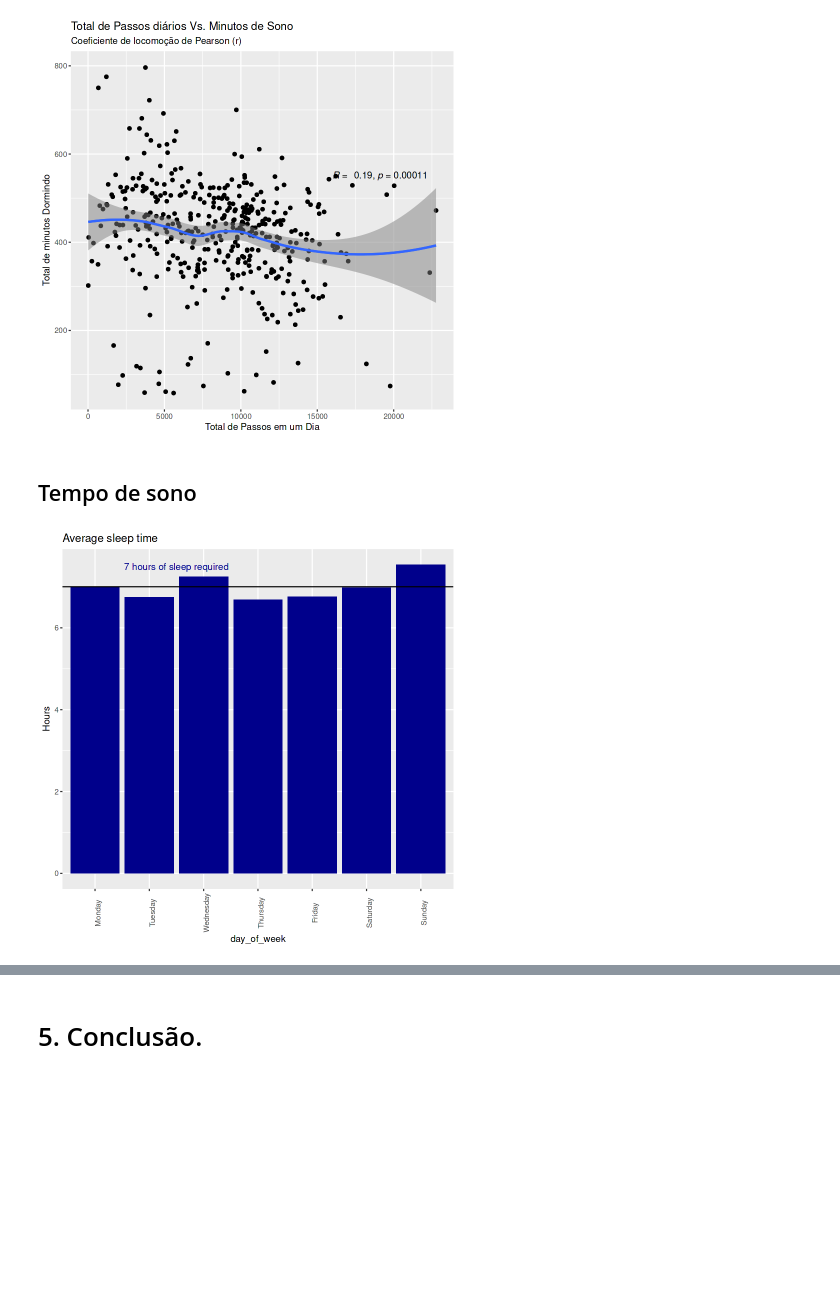
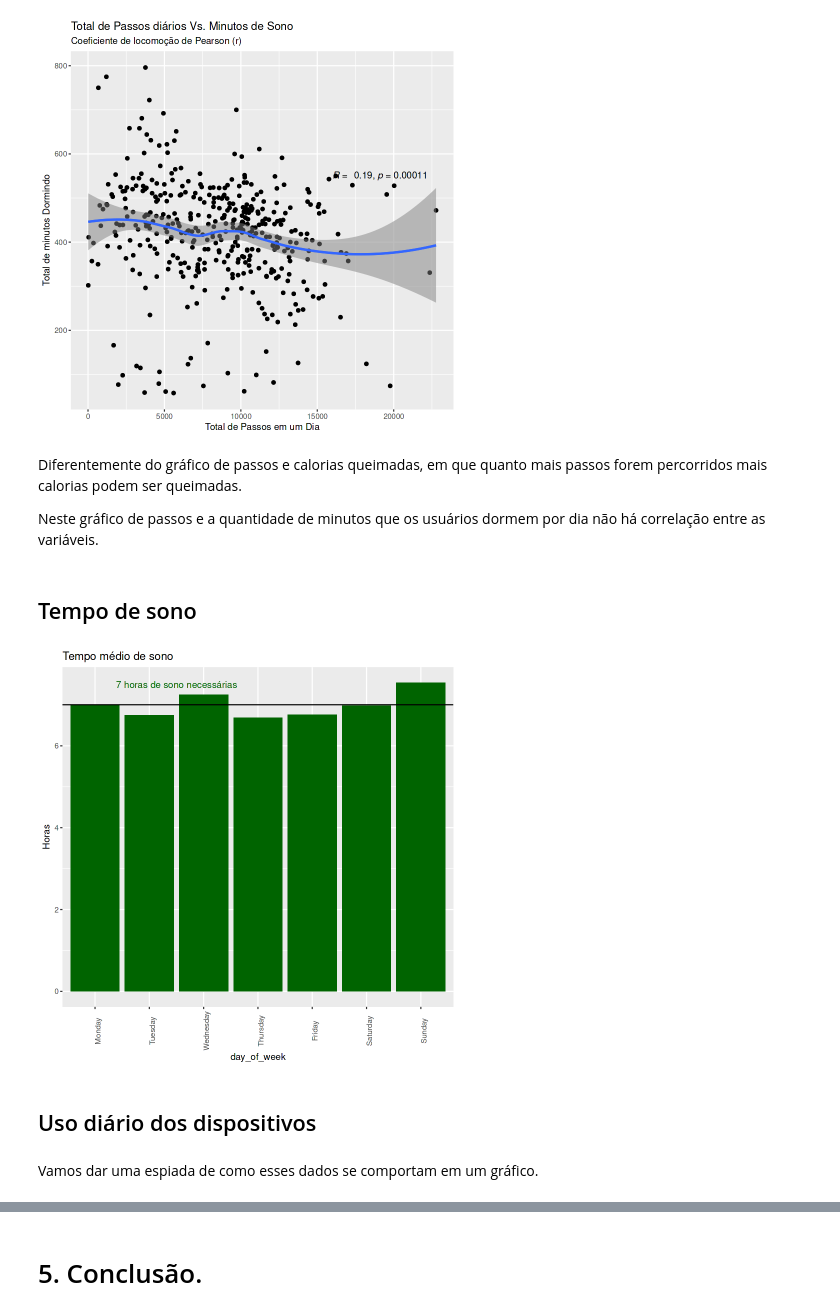
Before and after one commit to ARRETdaniel/22-2E_topicos_Especiais_em_IA_II_Sistemas_Inteligentes, a Jupyter notebook: projectFinal/finalproject-fitbit-fitness-data.ipynb, the cells around one changed output, grey strips where cells are left out. Cells and saved outputs as stored; diff of their text form; code cells hidden in the pictures; blank space fills up the shorter version.

```diff
--- a/projectFinal/finalproject-fitbit-fitness-data.ipynb
+++ b/projectFinal/finalproject-fitbit-fitness-data.ipynb
@@ -510,20 +486,32 @@ ggplot(data = activity_sleep,
 `geom_smooth()` using method = 'loess' and formula = 'y ~ x'
 `geom_smooth()` using method = 'loess' and formula = 'y ~ x'
 [figure]
+# %% [markdown]
+Diferentemente do gráfico de passos e calorias queimadas, em que quanto mais passos forem percorridos mais calorias podem ser queimadas.
+
+Neste gráfico de passos e a quantidade de minutos que os usuários dormem por dia não há correlação entre as variáveis.
 # %% [markdown]
 <a id="subsection4-five"></a>
 
 ## Tempo de sono
 # %%
-sleep_day_file %>%
+graph_sono_medio <- sleep_day_file %>%
   group_by(day_of_week) %>%
   summarise(avg_sleep = mean(total_minutes_asleep )/60) %>%
   ggplot() +
-  geom_col(mapping = aes(x= day_of_week, y = avg_sleep), fill = "darkblue") +
+  geom_col(mapping = aes(x= day_of_week, y = avg_sleep), fill = "darkgreen") +
   geom_hline(aes(yintercept = 7)) +
-  annotate(geom="text", x=2.5, y= 7.5, label="7 hours of sleep required",
-           color="darkblue") +
+  annotate(geom="text", x=2.5, y= 7.5, label="7 horas de sono necessárias",
+           color="darkgreen") +
   theme(axis.text.x = element_text(angle = 90)) +
-  labs(title="Average sleep time", y="Hours")
+  labs(title="Tempo médio de sono",
+       y="Horas")
+graph_sono_medio
 # %% [output]
-[figure, old version]
+[figure, new version]
+# %% [markdown]
+<a id="subsection4-six"></a>
+
+## Uso diário dos dispositivos
+# %% [markdown]
+Vamos dar uma espiada de como esses dados se comportam em um gráfico.
```
Also changed, not shown: parts of 15 cells of this notebook.
